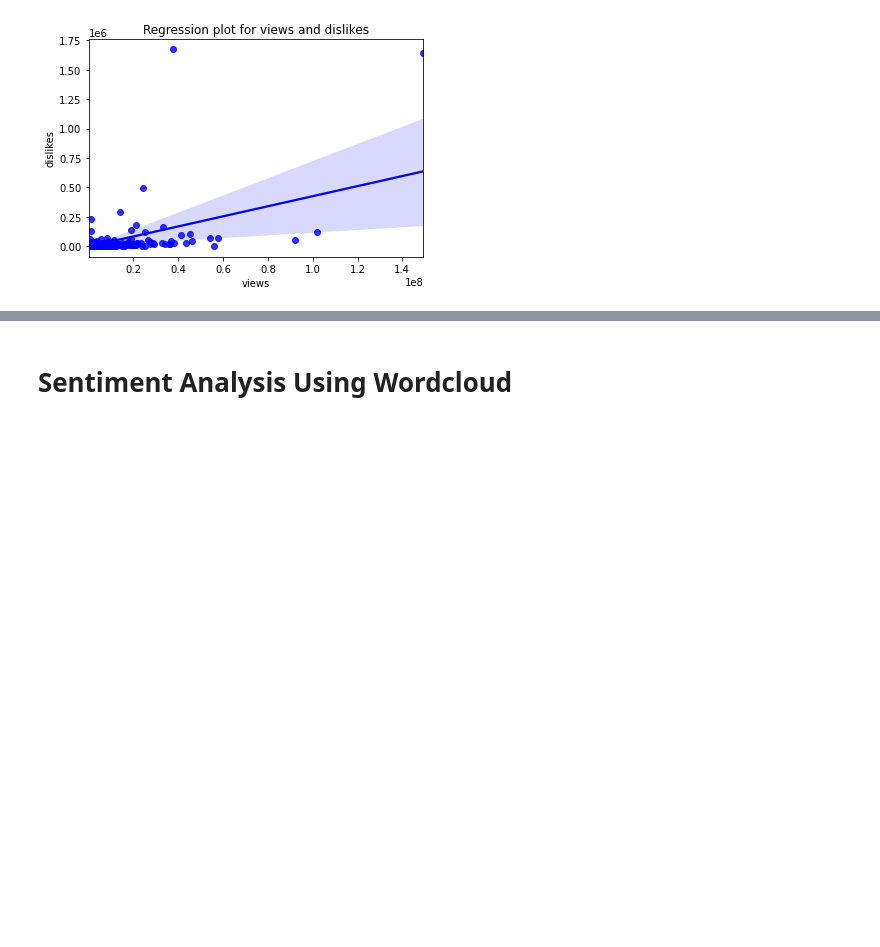
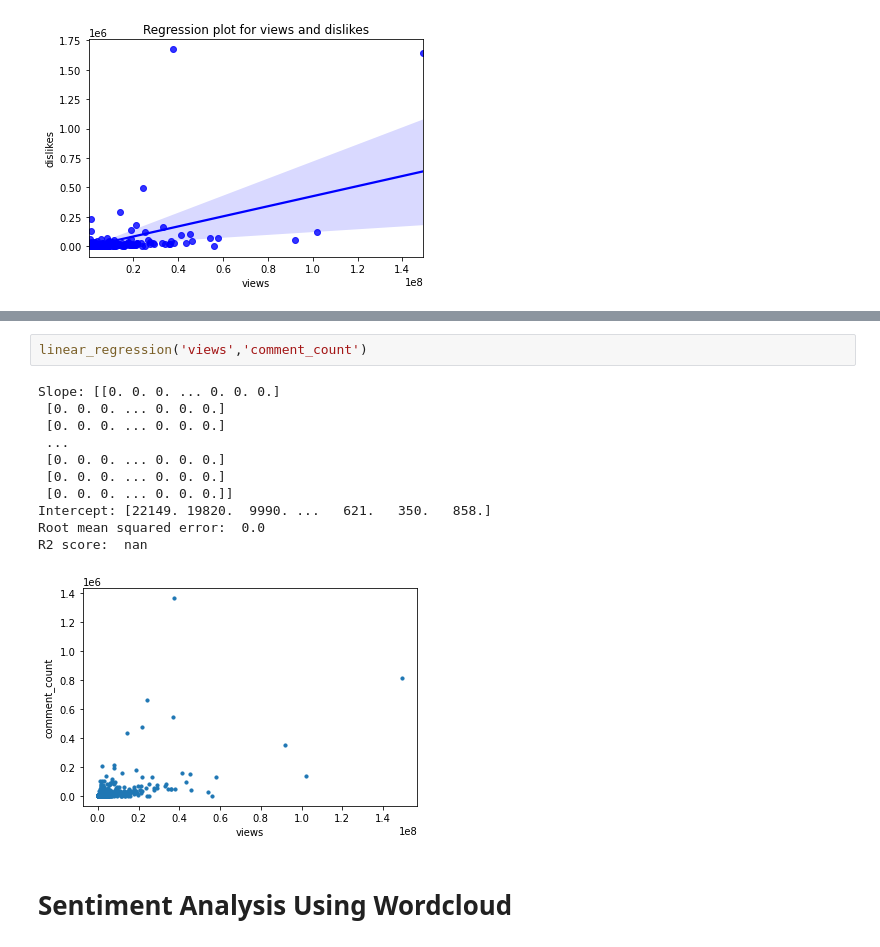
Before and after one commit to COGS118A/Group035-Sp22, a Jupyter notebook: Checkpoint_DataExploration.ipynb, the cells around one changed output, grey strips where cells are left out. Drawn from its saved outputs; the diff is of its cells as text; blank space fills up the shorter version.

```diff
--- a/Checkpoint_DataExploration.ipynb
+++ b/Checkpoint_DataExploration.ipynb
@@ -49,3 +114,17 @@ Text(0.5, 1.0, 'Regression plot for views and dislikes')
+# %%
+linear_regression('views','comment_count')
+# %% [output]
+Slope: [[0. 0. 0. ... 0. 0. 0.]
+ [0. 0. 0. ... 0. 0. 0.]
+ [0. 0. 0. ... 0. 0. 0.]
+ ...
+ [0. 0. 0. ... 0. 0. 0.]
+ [0. 0. 0. ... 0. 0. 0.]
+ [0. 0. 0. ... 0. 0. 0.]]
+Intercept: [22149. 19820.  9990. ...   621.   350.   858.]
+Root mean squared error:  0.0
+R2 score:  nan
+[figure, added]
 # %% [markdown]
 # Sentiment Analysis Using Wordcloud
 # %%
```
Also changed, not shown: parts of 9 cells of this notebook.
